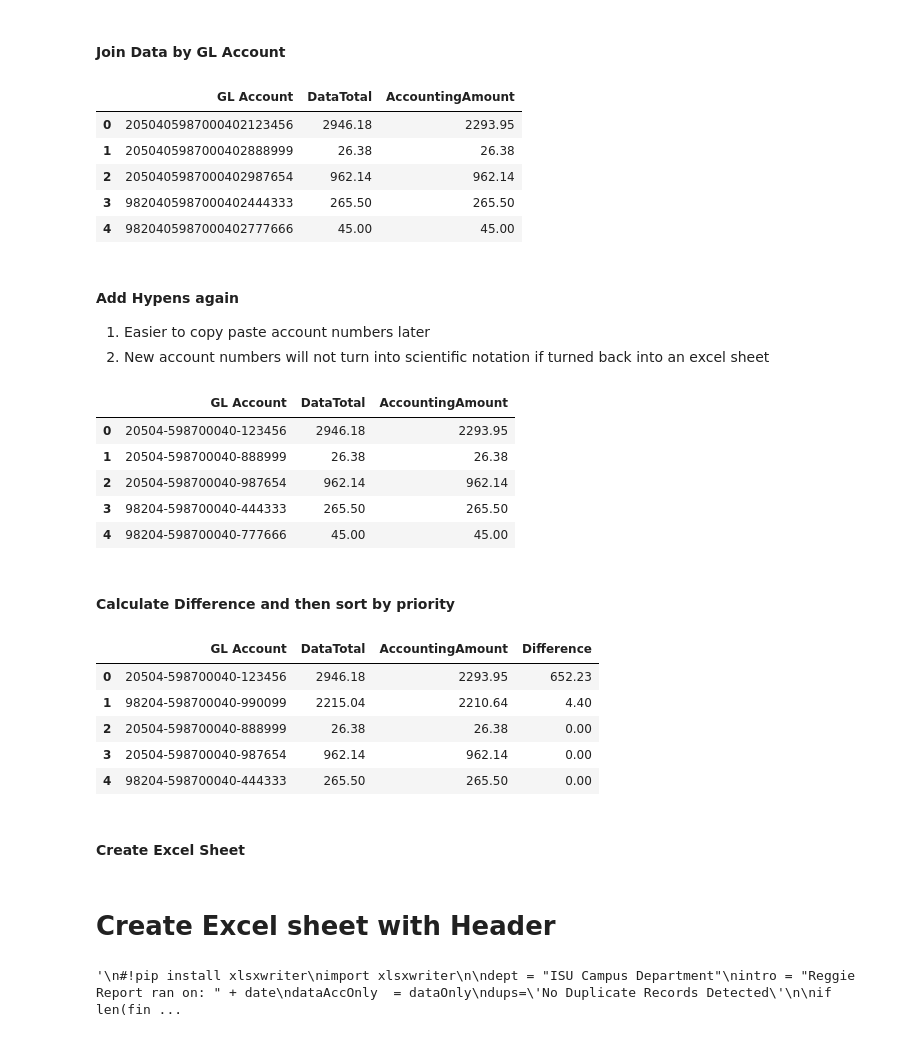
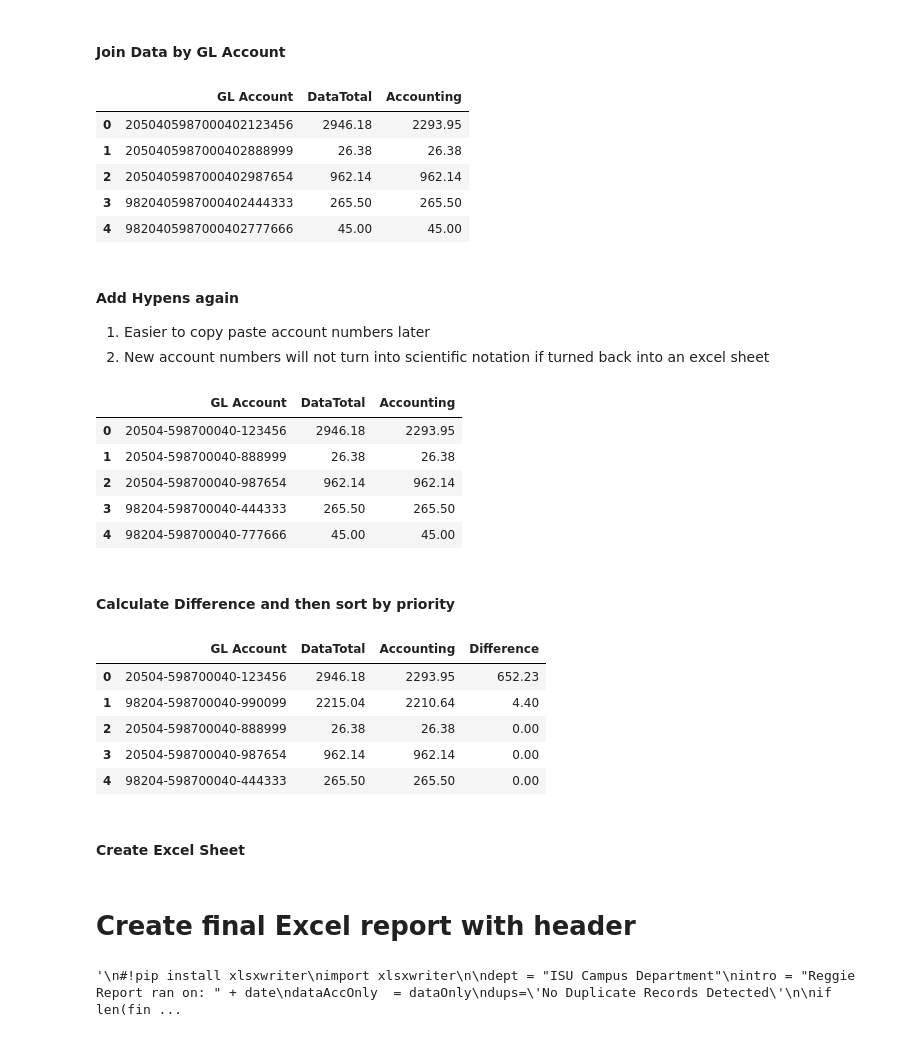
Before and after one commit to ScottySchmidt/accounting-finance-analyst, a Jupyter notebook: AccERP.ipynb, the cells around one changed output. Drawn from its saved outputs; the diff is of its cells as text; code cells hidden in the pictures.

```diff
--- a/AccERP.ipynb
+++ b/AccERP.ipynb
@@ -218,10 +228,10 @@ df.head()
 #### Join Data by GL Account
 # %%
 finalDF=pd.merge(df, aDF, on='GL Account')
-finalDF=finalDF.rename(columns={"AMOUNT":"AccountingAmount"})
+finalDF=finalDF.rename(columns={"AMOUNT":"Accounting"})
 finalDF.head()
 # %% [output]
-|  | GL Account | DataTotal | AccountingAmount |
+|  | GL Account | DataTotal | Accounting |
 | 0 | 2050405987000402123456 | 2946.18 | 2293.95 |
 | 1 | 2050405987000402888999 | 26.38 | 26.38 |
 | 2 | 2050405987000402987654 | 962.14 | 962.14 |
@@ -241,7 +251,7 @@ finalDF.drop(name, axis = 1, inplace = True) #drop column
 finalDF.insert(0, name, accHyphens ) #readd column that has hyphens
 finalDF.head()
 # %% [output]
-|  | GL Account | DataTotal | AccountingAmount |
+|  | GL Account | DataTotal | Accounting |
 | 0 | 20504-598700040-123456 | 2946.18 | 2293.95 |
 | 1 | 20504-598700040-888999 | 26.38 | 26.38 |
 | 2 | 20504-598700040-987654 | 962.14 | 962.14 |
@@ -250,10 +260,10 @@ finalDF.head()
 # %% [markdown]
 #### Calculate Difference and then sort by priority
 # %%
-finalDF = finalDF.assign(Difference = finalDF['DataTotal'] - finalDF['AccountingAmount']).sort_values(by=['Difference'], ascending=False).reset_index(drop=True)
+finalDF = finalDF.assign(Difference = finalDF['DataTotal'] - finalDF['Accounting']).sort_values(by=['Difference'], ascending=False).reset_index(drop=True)
 finalDF.head()
 # %% [output]
-|  | GL Account | DataTotal | AccountingAmount | Difference |
+|  | GL Account | DataTotal | Accounting | Difference |
 | 0 | 20504-598700040-123456 | 2946.18 | 2293.95 | 652.23 |
 | 1 | 98204-598700040-990099 | 2215.04 | 2210.64 | 4.40 |
 | 2 | 20504-598700040-888999 | 26.38 | 26.38 | 0.00 |
@@ -264,7 +274,7 @@ finalDF.head()
 # %%
 finalDF.to_csv("ReggieReport.csv", index=False)
 # %% [markdown]
-# Create Excel sheet with Header
+# Create final Excel report with header
 # %%
 '''
 #!pip install xlsxwriter
```
Also changed, not shown: parts of 5 cells of this notebook.
